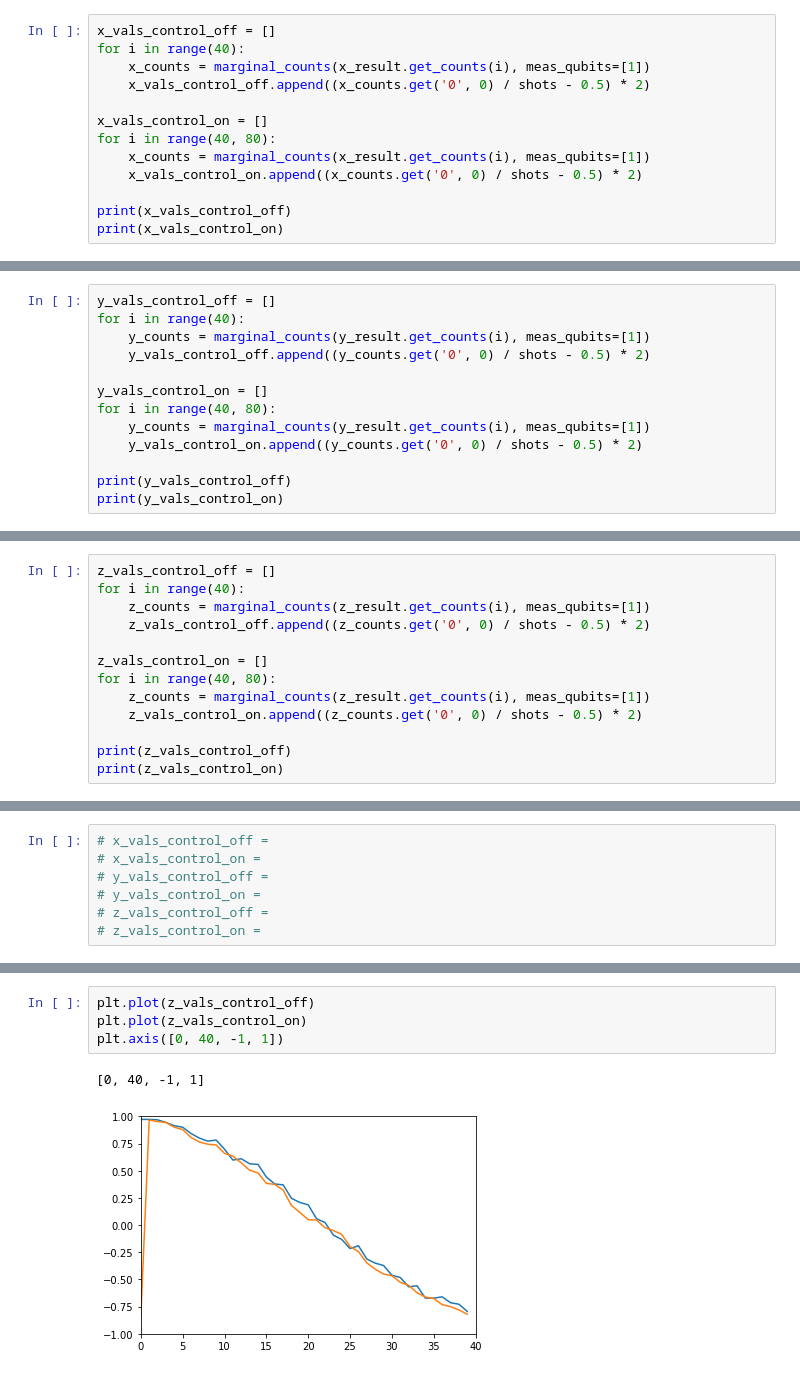
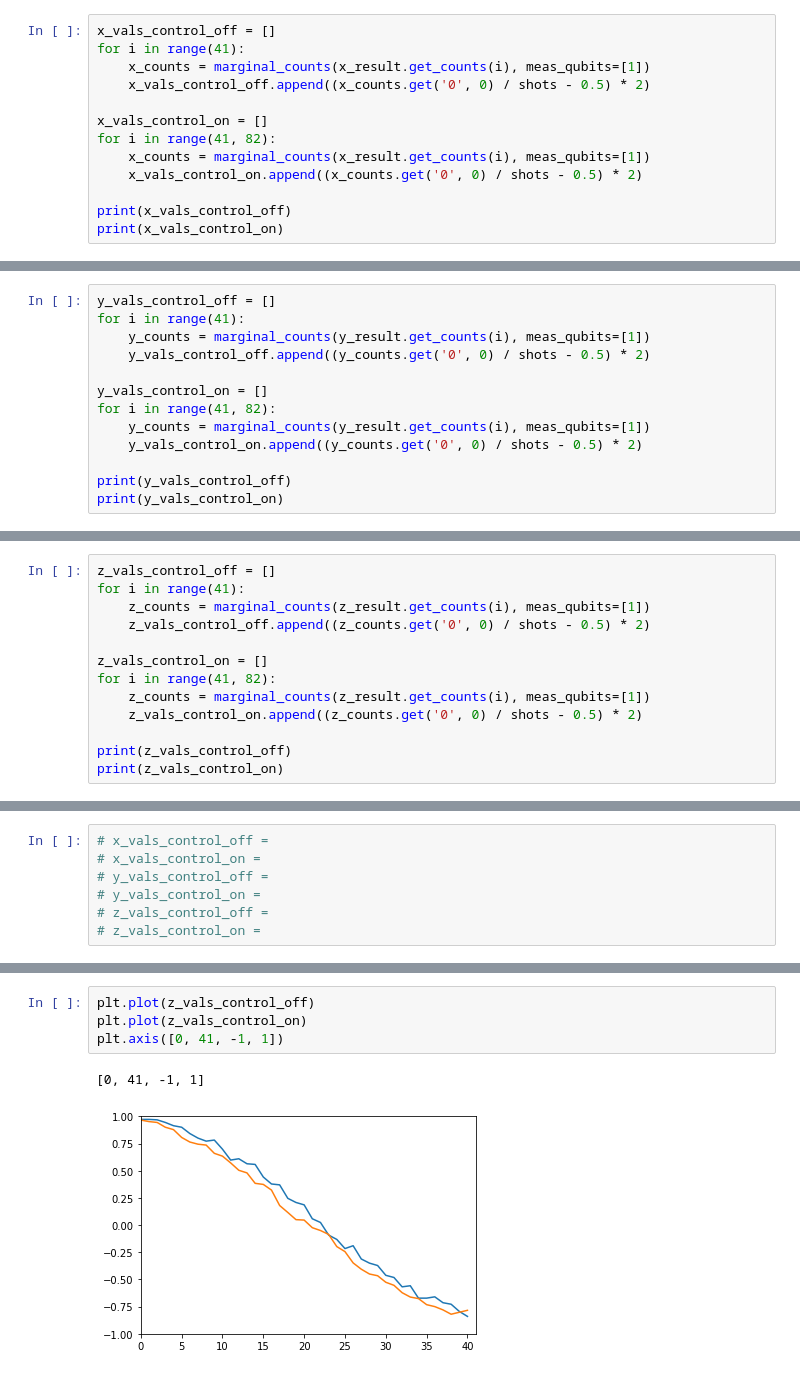
Before and after one commit to singular-value/optimizations_via_openpulse, a Jupyter notebook: CrossResonance_Tomography.ipynb, the cells around one changed output, grey strips where cells are left out. Drawn from its saved outputs; the diff is of its cells as text.

```diff
--- a/CrossResonance_Tomography.ipynb
+++ b/CrossResonance_Tomography.ipynb
@@ -108,12 +108,12 @@ z_result = z_job.result()
 from qiskit.ignis.verification.tomography.data import marginal_counts
 # %%
 x_vals_control_off = []
-for i in range(40):
+for i in range(41):
     x_counts = marginal_counts(x_result.get_counts(i), meas_qubits=[1])
     x_vals_control_off.append((x_counts.get('0', 0) / shots - 0.5) * 2)
 
 x_vals_control_on = []
-for i in range(40, 80):
+for i in range(41, 82):
     x_counts = marginal_counts(x_result.get_counts(i), meas_qubits=[1])
     x_vals_control_on.append((x_counts.get('0', 0) / shots - 0.5) * 2)
 
@@ -125,11 +125,11 @@ print(x_vals_control_on)
 # %%
 y_vals_control_off = []
-for i in range(40):
+for i in range(41):
     y_counts = marginal_counts(y_result.get_counts(i), meas_qubits=[1])
     y_vals_control_off.append((y_counts.get('0', 0) / shots - 0.5) * 2)
 
 y_vals_control_on = []
-for i in range(40, 80):
+for i in range(41, 82):
     y_counts = marginal_counts(y_result.get_counts(i), meas_qubits=[1])
     y_vals_control_on.append((y_counts.get('0', 0) / shots - 0.5) * 2)
 
@@ -141,11 +141,11 @@ print(y_vals_control_on)
 # %%
 z_vals_control_off = []
-for i in range(40):
+for i in range(41):
     z_counts = marginal_counts(z_result.get_counts(i), meas_qubits=[1])
     z_vals_control_off.append((z_counts.get('0', 0) / shots - 0.5) * 2)
 
 z_vals_control_on = []
-for i in range(40, 80):
+for i in range(41, 82):
     z_counts = marginal_counts(z_result.get_counts(i), meas_qubits=[1])
     z_vals_control_on.append((z_counts.get('0', 0) / shots - 0.5) * 2)
 
@@ -178,7 +178,7 @@ plt.axis([0, 40, -1, 1])
 # %%
 plt.plot(z_vals_control_off)
 plt.plot(z_vals_control_on)
-plt.axis([0, 40, -1, 1])
+plt.axis([0, 41, -1, 1])
 # %% [output]
-[0, 40, -1, 1]
+[0, 41, -1, 1]
-[figure, old version]
+[figure, new version]
```
Also changed, not shown: parts of 5 cells of this notebook.
